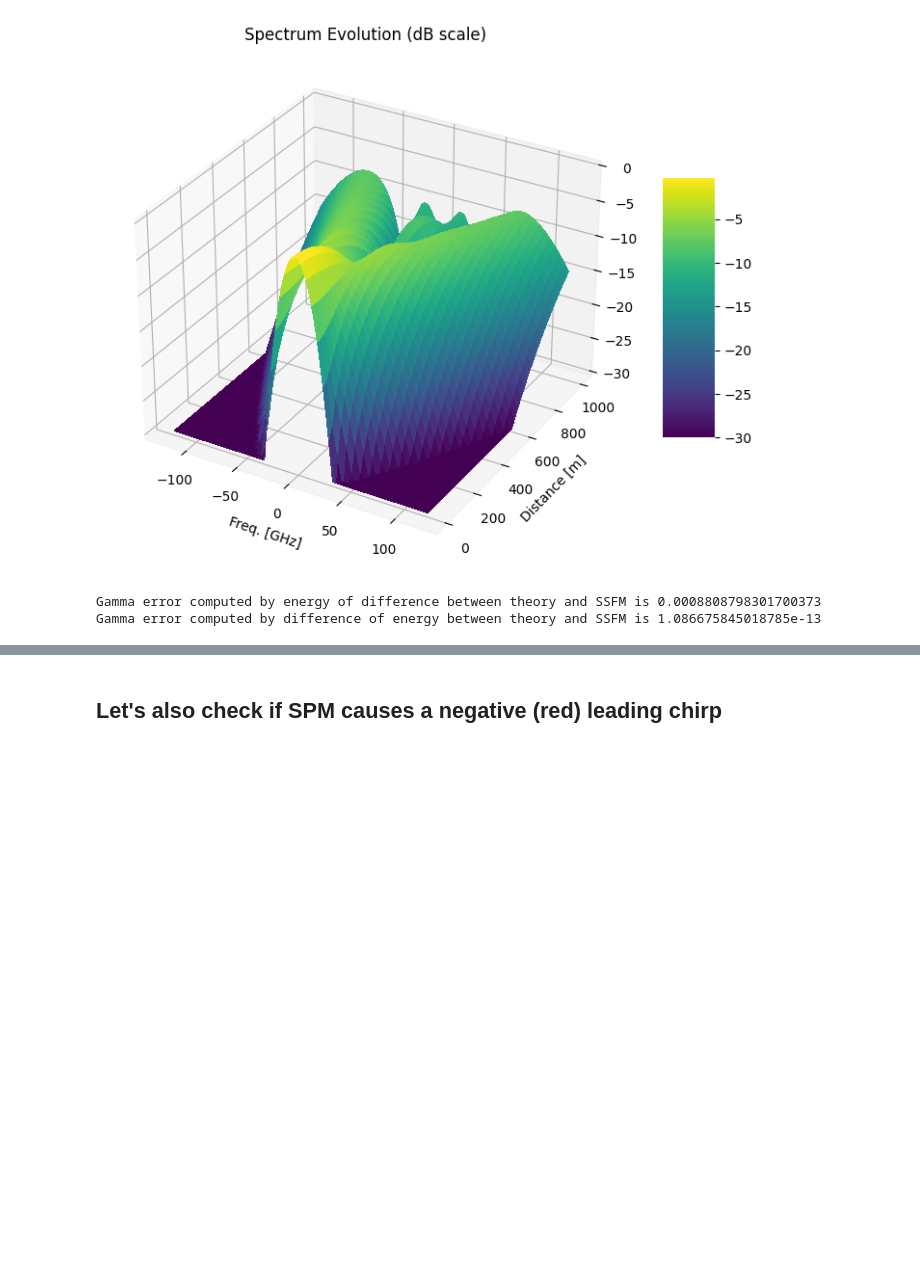
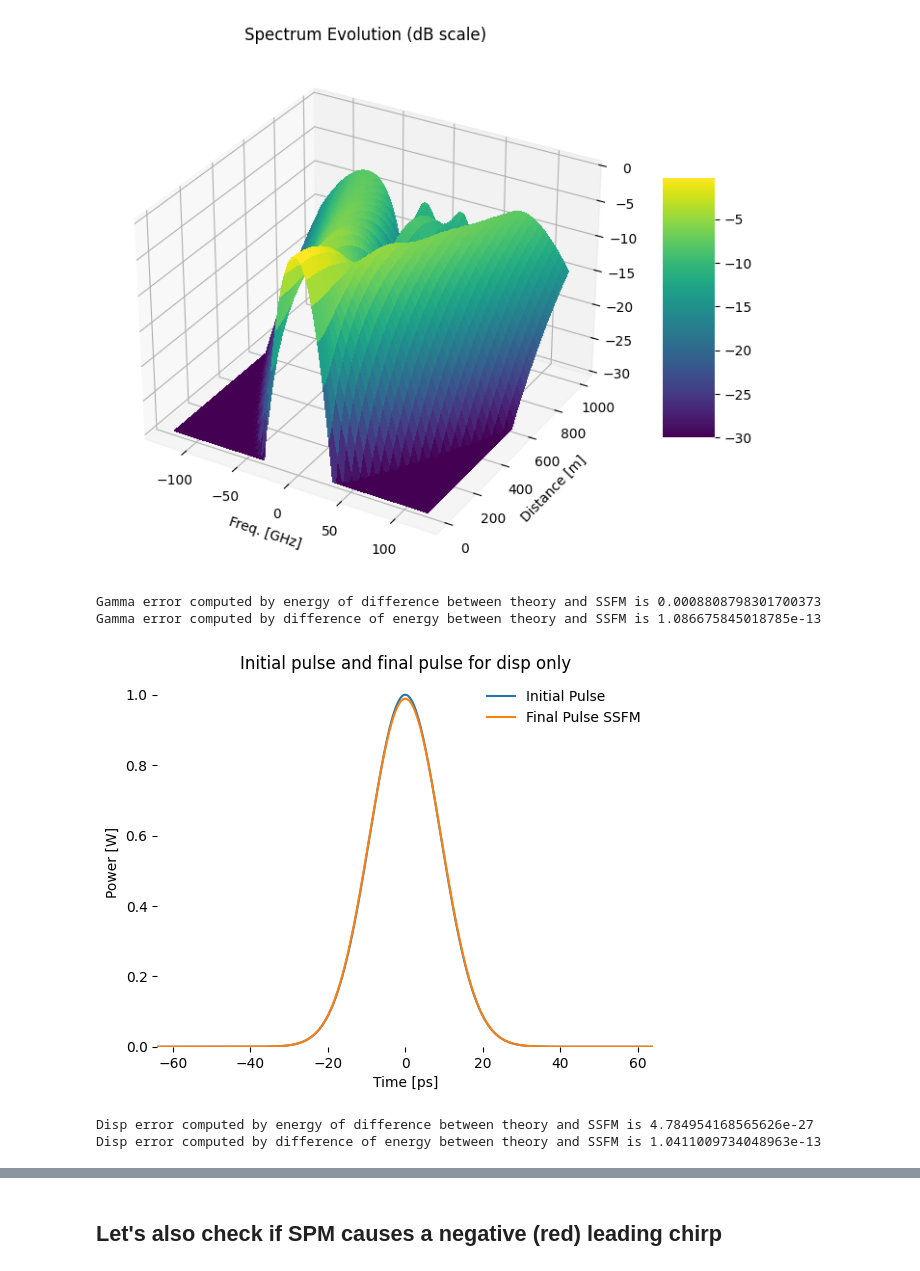
Before and after one commit to LeonoreShaw/SPM, a Jupyter notebook: SPM/SPM.ipynb, the cells around one changed output, grey strips where cells are left out. Drawn from its saved outputs; the diff is of its cells as text; code cells hidden in the pictures; blank space fills up the shorter version.

```diff
--- a/SPM/SPM.ipynb
+++ b/SPM/SPM.ipynb
@@ -661,3 +640,42 @@ print(f"Gamma error computed by difference of energy between theory and SSFM is
 [figure]
 Gamma error computed by energy of difference between theory and SSFM is 0.0008808798301700373
 Gamma error computed by difference of energy between theory and SSFM is 1.086675845018785e-13
+# %%
+#Define new fiber with only dispersion
+fiber_disp_only=Fiber_config(fiber.nsteps, fiber.Length, 0, fiber.beta2, 0)
+
+#Apply theoretical effect of only dispersion
+disp_theo = np.exp(1j*fiber_disp_only.beta2/2*(2*pi*sim_config.f)**2*fiber_disp_only.Length )
+finalPulse_disp_only_theo = getPulseFromSpectrum(sim_config.f, getSpectrumFromPulse(sim_config.t,testPulse)*disp_theo)
+
+#Calculate disperson only effect numerically
+pulseMatrix_disp_only,_ = SSFM(fiber_disp_only,sim_config,testPulse)
+
+finalPulse_disp_only_SSFM=pulseMatrix_disp_only[-1,:]
+
+#Do the orange and green curves match?
+plt.figure()
+plt.title("Initial pulse and final pulse for disp only")
+plt.plot(sim_config.t*1e12,getPower(testPulse0),label="Initial Pulse")
+# plt.plot(sim_config.t*1e12,getPower(finalPulse_disp_only_theo),label="Final Pulse theoretical")
+plt.plot(sim_config.t*1e12,getPower(finalPulse_disp_only_SSFM),label="Final Pulse SSFM")
+plt.axis([-duration*5*1e12,duration*5*1e12,0,1.05*amplitude**2])
+plt.xlabel("Time [ps]")
+plt.ylabel("Power [W]")
+plt.legend()
+plt.savefig('disp_only0.png', dpi=500, bbox_inches='tight', transparent=True, pad_inches=0)
+plt.show()
+
+
+#Quantify error by looking at the energy of the difference between numerical and theoretical result.
+disp_err = getEnergy(sim_config.t,(finalPulse_disp_only_SSFM-finalPulse_disp_only_theo))/getEnergy(sim_config.t, finalPulse_disp_only_theo)
+print(f"Disp error computed by energy of difference between theory and SSFM is {disp_err}")
+
+
+#Alternatively, compute the difference of their two energies
+disp_err2 = (getEnergy(sim_config.t,finalPulse_disp_only_SSFM)-getEnergy(sim_config.t,finalPulse_disp_only_theo))/getEnergy(sim_config.t, finalPulse_disp_only_theo)
+print(f"Disp error computed by difference of energy between theory and SSFM is {disp_err2}")
+# %% [output]
+[figure, added]
+Disp error computed by energy of difference between theory and SSFM is 4.784954168565626e-27
+Disp error computed by difference of energy between theory and SSFM is 1.0411009734048963e-13
```
Also changed, not shown: parts of 31 cells of this notebook, 39 other files.
